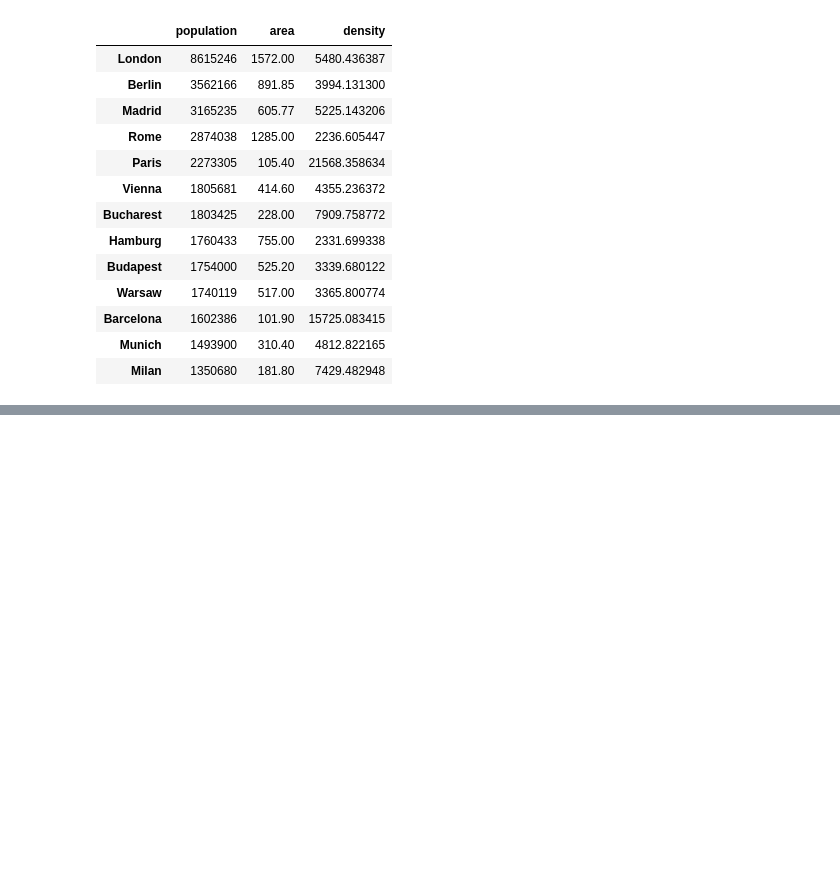
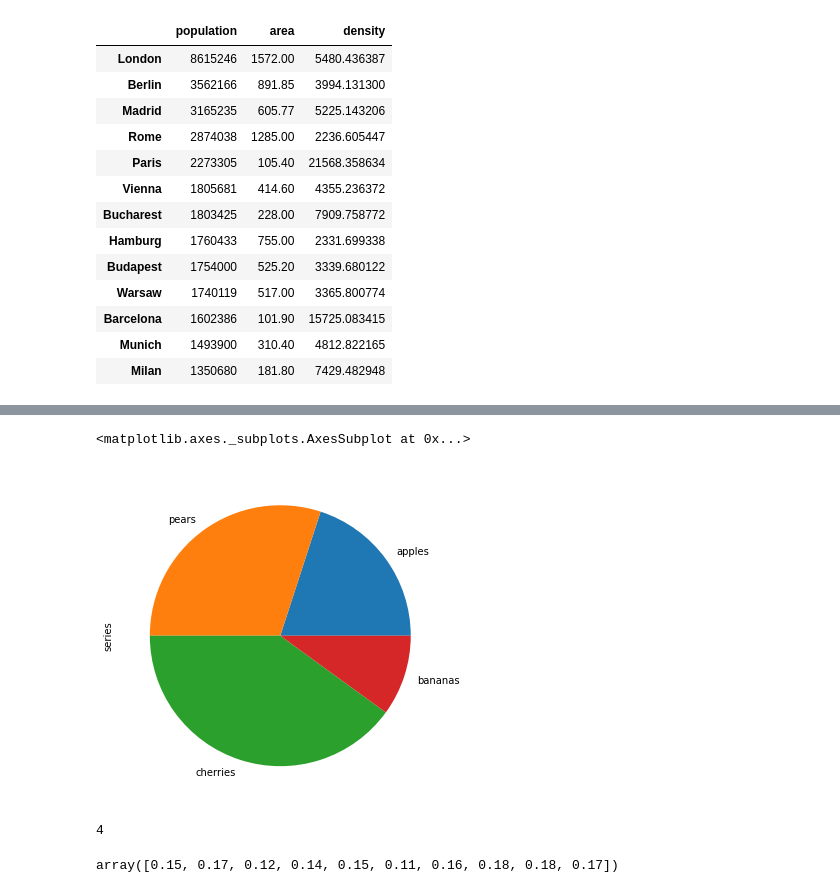
Before and after one commit to raviakasapu/MachineLearning, a Jupyter notebook: Data_Visualization_with_Pandas.ipynb, the cells around one changed output, grey strips where cells are left out. Cells and saved outputs as stored; diff of their text form; code cells hidden in the pictures; blank space fills up the shorter version.

```diff
--- a/Data_Visualization_with_Pandas.ipynb
+++ b/Data_Visualization_with_Pandas.ipynb
@@ -89,0 +144,14 @@ city_frame
+# %%
+fruits = ['apples', 'pears', 'cherries', 'bananas']
+series = pd.Series([20, 30, 40, 10],
+                   index=fruits,
+                   name='series')
+
+series.plot.pie(figsize=(6, 6))
+# %% [output]
+<matplotlib.axes._subplots.AxesSubplot at 0x...>
+[figure, added]
+# %%
+len(fruits)
+# %% [output]
+4
@@ -89,0 +160,4 @@ city_frame
+# %%
+np.random.randint(10,20,10)/100
+# %% [output]
+array([0.15, 0.17, 0.12, 0.14, 0.15, 0.11, 0.16, 0.18, 0.18, 0.17])
```
Also changed, not shown: parts of 7 cells of this notebook.
